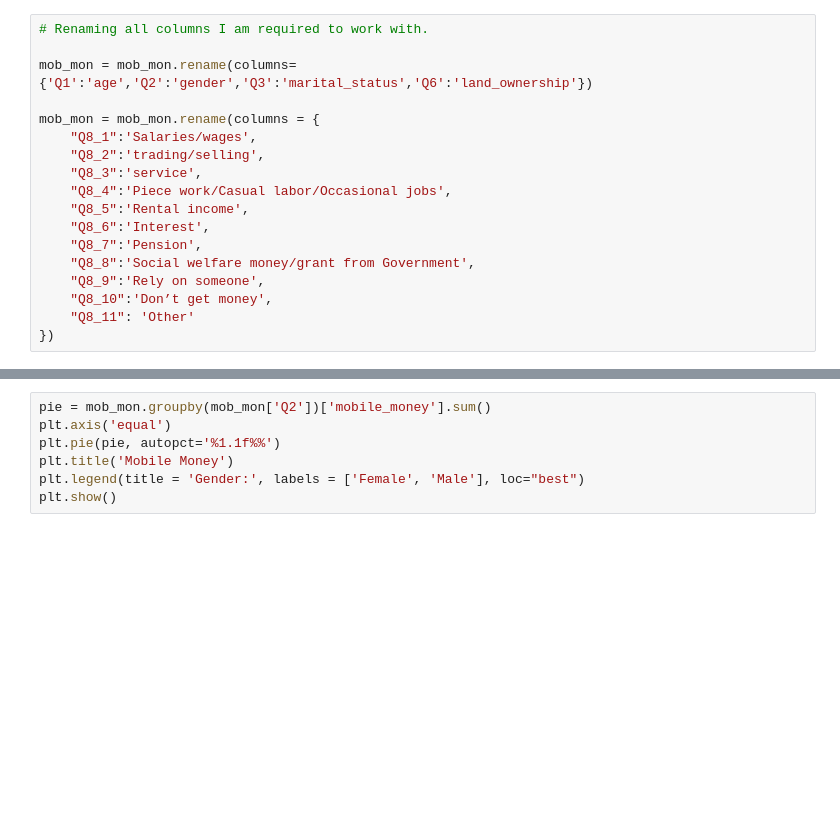
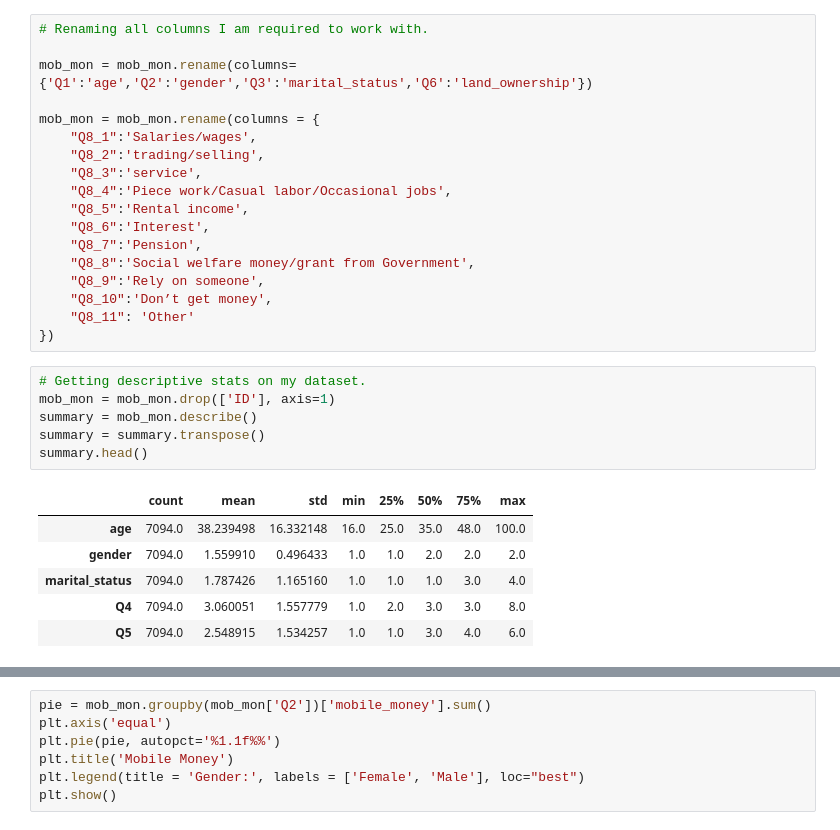
Before and after one commit to boitshepo97/tanzania-mobile-money, a Jupyter notebook: Untitled.ipynb, the cells around one changed output, grey strips where cells are left out. Cells and saved outputs as stored; diff of their text form; blank space fills up the shorter version.

```diff
--- a/Untitled.ipynb
+++ b/Untitled.ipynb
@@ -48,4 +48,17 @@ mob_mon = mob_mon.rename(columns = {
     "Q8_10":'Don’t get money',
     "Q8_11": 'Other'
 })
+# %%
+# Getting descriptive stats on my dataset.
+mob_mon = mob_mon.drop(['ID'], axis=1)
+summary = mob_mon.describe()
+summary = summary.transpose()
+summary.head()
+# %% [output]
+|  | count | mean | std | min | 25% | 50% | 75% | max |
+| age | 7094.0 | 38.239498 | 16.332148 | 16.0 | 25.0 | 35.0 | 48.0 | 100.0 |
+| gender | 7094.0 | 1.559910 | 0.496433 | 1.0 | 1.0 | 2.0 | 2.0 | 2.0 |
+| marital_status | 7094.0 | 1.787426 | 1.165160 | 1.0 | 1.0 | 1.0 | 3.0 | 4.0 |
+| Q4 | 7094.0 | 3.060051 | 1.557779 | 1.0 | 2.0 | 3.0 | 3.0 | 8.0 |
+| Q5 | 7094.0 | 2.548915 | 1.534257 | 1.0 | 1.0 | 3.0 | 4.0 | 6.0 |
 # %%
```
Also changed, not shown: parts of 5 cells of this notebook.
